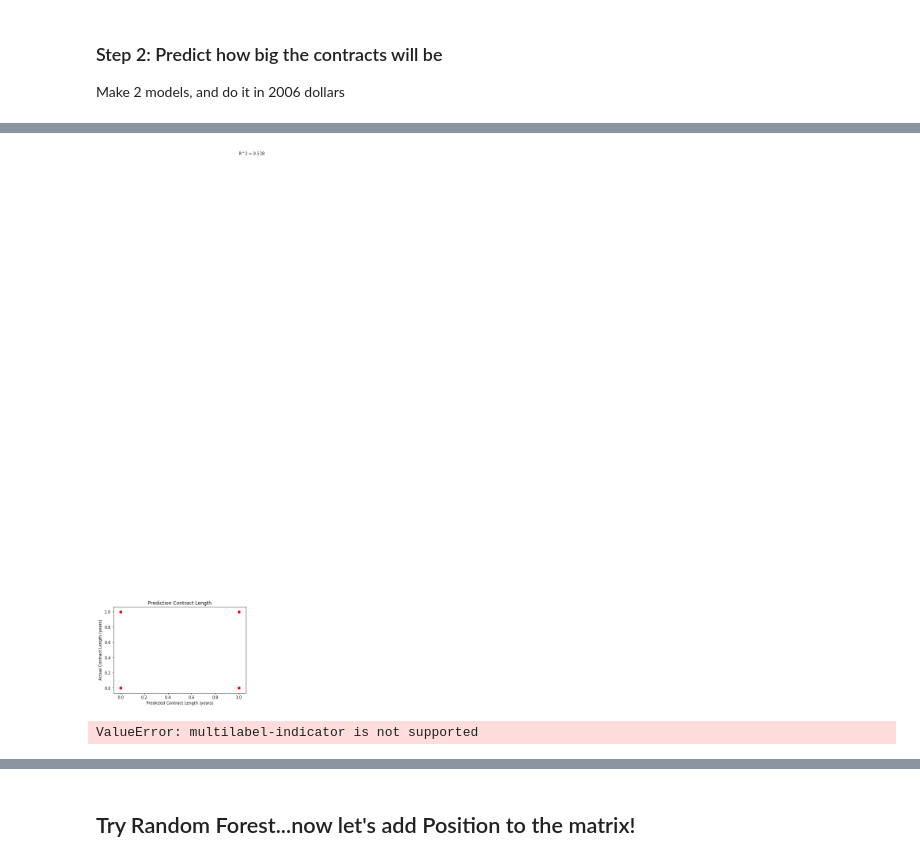
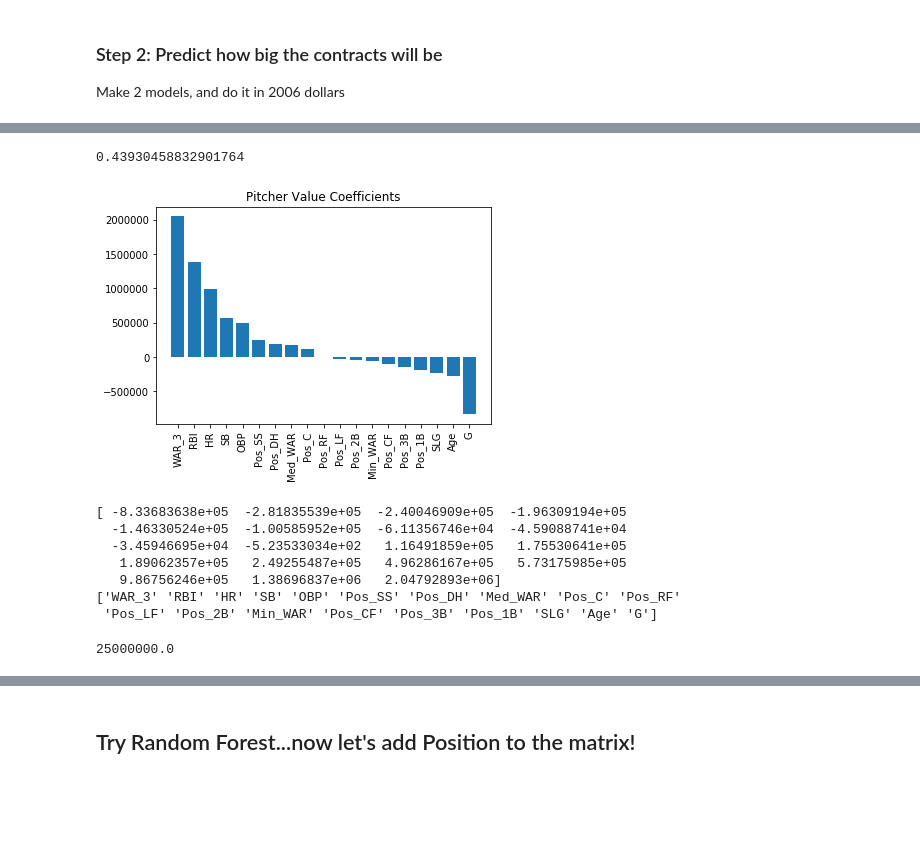
Before and after one commit to marichards/MLB_FA_Predictor, a Jupyter notebook: Regression.ipynb, the cells around one changed output, grey strips where cells are left out. Saved outputs shown, nothing was run; the diff lists cells and outputs as text; code cells hidden in the pictures; blank space fills up the shorter version.

```diff
--- a/Regression.ipynb
+++ b/Regression.ipynb
@@ -384,10 +456,0 @@ r_lm_pos, score_lm_pos = predictDollars(lm, X_pos, y_dollars_pos)
-# %%
-# Do length (This is wrong; need multi-class!)
-logr = OneVsRestClassifier(LogisticRegression())
-
-y_dummies  = pd.get_dummies(y_length_pos)
-
-r_log_pos, score_log_pos = predictLength(logr, X_pos, y_dummies)
-# %% [output]
-[figure, removed]
-ValueError: multilabel-indicator is not supported
@@ -393,0 +461,40 @@ ValueError: multilabel-indicator is not supported
+# %%
+rmse/mean_dollars
+# %% [output]
+0.43930458832901764
+# %%
+# Extract the coefficients
+coefficients = model_lm_pos.named_steps['model'].coef_
+idx = np.flip(np.argsort(coefficients), 0)
+labels =np.array(features_pos)
+plt.figure()
+plt.bar(list(range(len(coefficients))),coefficients[idx])
+#plt.xticks(list(range(len(coefficients))), '')
+plt.xticks(list(range(len(coefficients))), labels[idx], rotation='vertical')
+#plt.tick_params(
+#    axis='x',          # changes apply to the x-axis
+ #   which='both',      # both major and minor ticks are affected
+ #   bottom='off',      # ticks along the bottom edge are off
+ #   top='off',         # ticks along the top edge are off
+ #   labelbottom='off') # labels along the bottom edge are off
+plt.title('Pitcher Value Coefficients')
+plt.savefig('pitcher_coefficient_plot.png')
+plt.show()
+
+# For next week:
+## Point out the WAR/Age/RBIs?
+## For positions, point out SS, 1B
+# %% [output]
+[figure, added]
+# %%
+idx = np.flip(np.argsort(coefficients), 0)
+print(np.flip(coefficients[idx], 0))
+print(labels[idx])
+# %% [output]
+[ -8.33683638e+05  -2.81835539e+05  -2.40046909e+05  -1.96309194e+05
+  -1.46330524e+05  -1.00585952e+05  -6.11356746e+04  -4.59088741e+04
+  -3.45946695e+04  -5.23533034e+02   1.16491859e+05   1.75530641e+05
+   1.89062357e+05   2.49255487e+05   4.96286167e+05   5.73175985e+05
+   9.86756246e+05   1.38696837e+06   2.04792893e+06]
+['WAR_3' 'RBI' 'HR' 'SB' 'OBP' 'Pos_SS' 'Pos_DH' 'Med_WAR' 'Pos_C' 'Pos_RF'
+ 'Pos_LF' 'Pos_2B' 'Min_WAR' 'Pos_CF' 'Pos_3B' 'Pos_1B' 'SLG' 'Age' 'G']
@@ -393,0 +553,4 @@ ValueError: multilabel-indicator is not supported
+# %%
+mlb_tr_2016['Yoenis Cespedes'][1]/mlb_tr_2016['Yoenis Cespedes'][0]
+# %% [output]
+25000000.0
```
Also changed, not shown: parts of 23 cells of this notebook, 6 other files.
